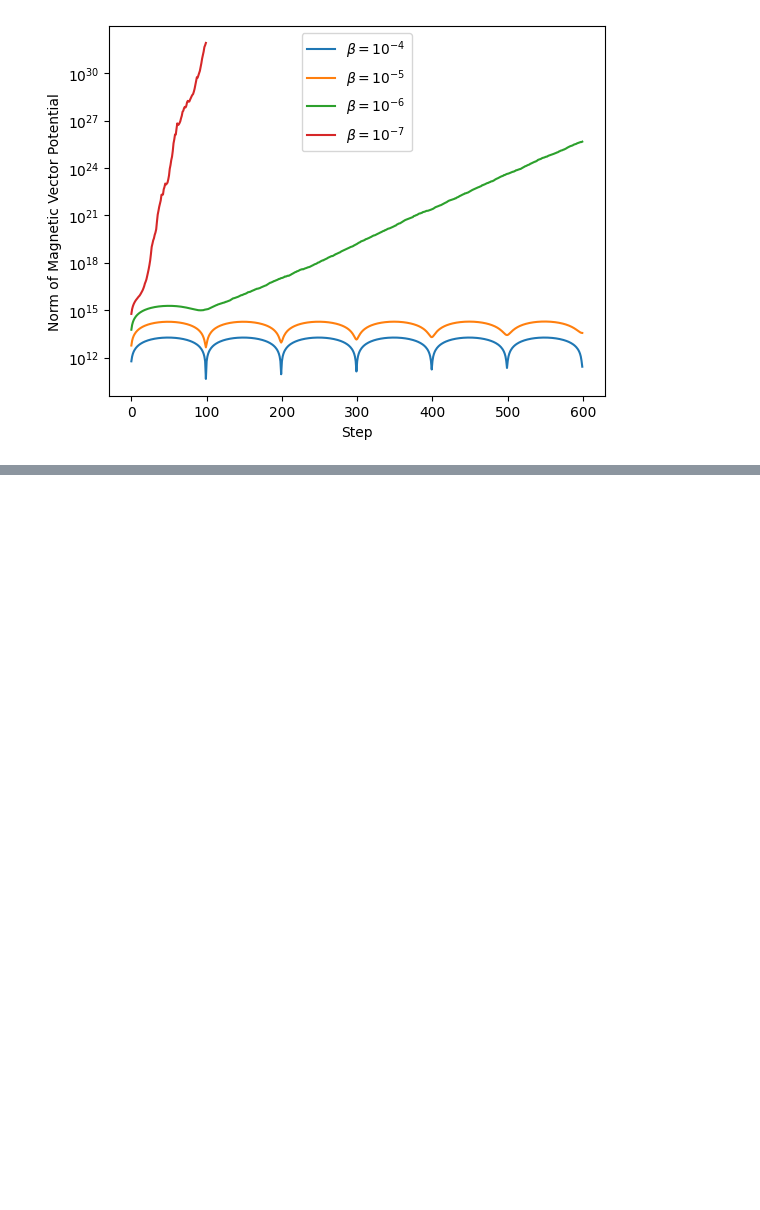
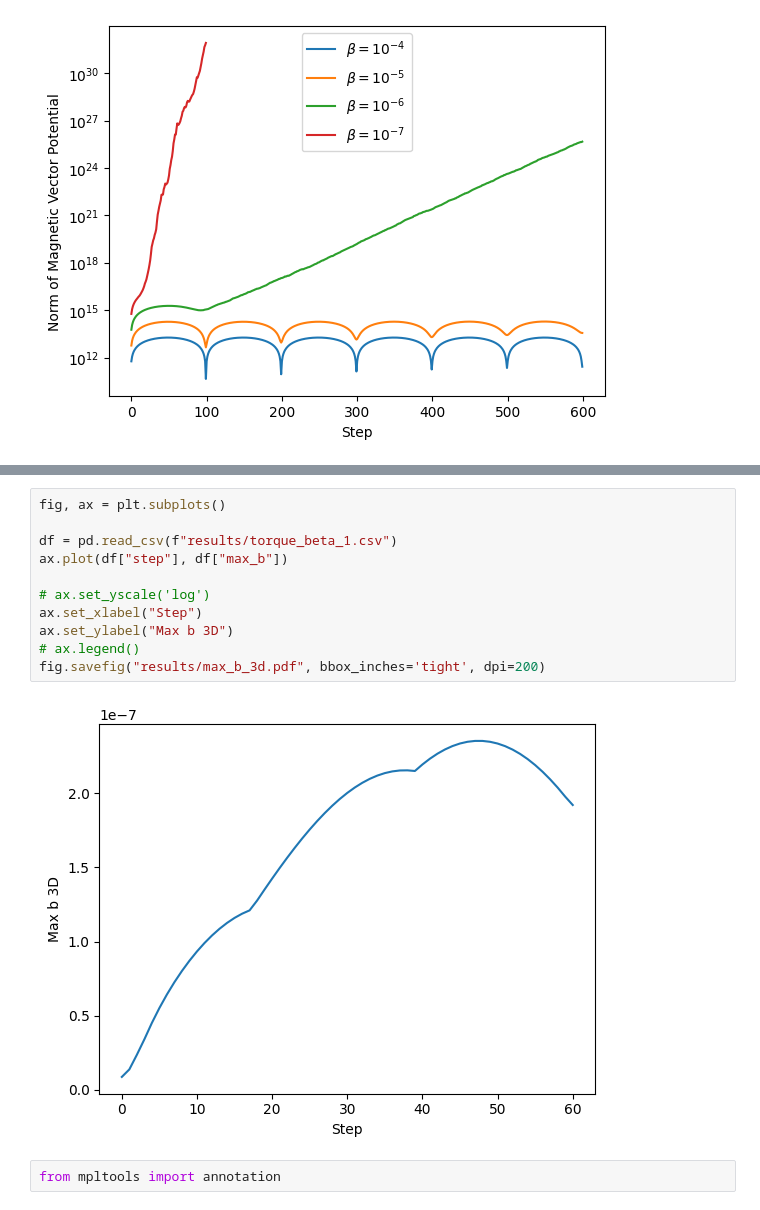
Before and after one commit to falcon75/TEAM30, a Jupyter notebook: analysis.ipynb, the cells around one changed output, grey strips where cells are left out. Saved outputs shown, nothing was run; the diff lists cells and outputs as text; blank space fills up the shorter version.

```diff
--- a/analysis.ipynb
+++ b/analysis.ipynb
@@ -35,0 +38,15 @@ fig.savefig("results/torque.pdf", bbox_inches='tight', dpi=200)
+# %%
+fig, ax = plt.subplots()
+
+df = pd.read_csv(f"results/torque_beta_1.csv")
+ax.plot(df["step"], df["max_b"])
+
+# ax.set_yscale('log')
+ax.set_xlabel("Step")
+ax.set_ylabel("Max b 3D")
+# ax.legend()
+fig.savefig("results/max_b_3d.pdf", bbox_inches='tight', dpi=200)
+# %% [output]
+[figure, added]
+# %%
+from mpltools import annotation
```
Also changed, not shown: parts of 4 cells of this notebook, 4 other files.
